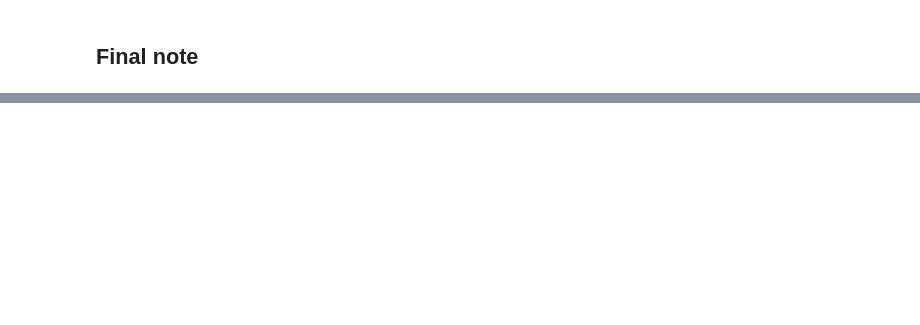
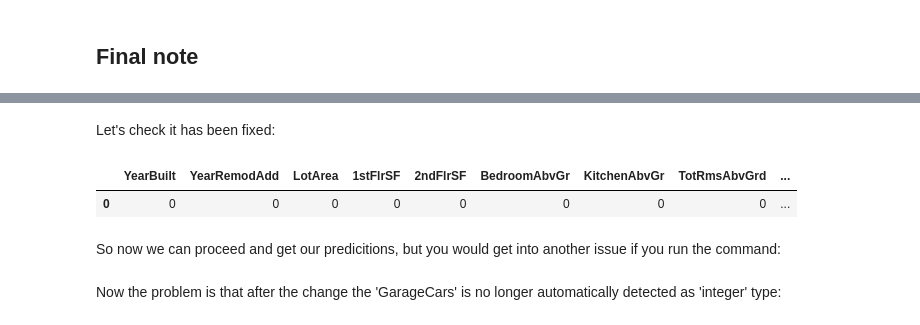
Before and after one commit to javicacheiro/pyspark_course, a Jupyter notebook: extended/exercises/Unit_9_house_prices.ipynb, the cells around one changed output, grey strips where cells are left out. Saved outputs shown, nothing was run; the diff lists cells and outputs as text; code cells hidden in the pictures; blank space fills up the shorter version.

```diff
--- a/extended/exercises/Unit_9_house_prices.ipynb
+++ b/extended/exercises/Unit_9_house_prices.ipynb
@@ -308,0 +469,9 @@ What are your results?
+# %% [markdown]
+Let's check it has been fixed:
+# %%
+competition_test_fixed.select(numerical_cols).select([count(when(col(c).cast('integer').isNull(), c)).alias(c) for c in numerical_cols]).toPandas()
+# %% [output]
+|  | YearBuilt | YearRemodAdd | LotArea | 1stFlrSF | 2ndFlrSF | BedroomAbvGr | KitchenAbvGr | TotRmsAbvGrd | ... |
+| 0 | 0 | 0 | 0 | 0 | 0 | 0 | 0 | 0 | ... |
+# %% [markdown]
+So now we can proceed and get our predicitions, but you would get into another issue if you run the command:
@@ -308,0 +480,2 @@ What are your results?
+# %% [markdown]
+Now the problem is that after the change the 'GarageCars' is no longer automatically detected as 'integer' type:
```
Also changed, not shown: parts of 95 cells of this notebook.
